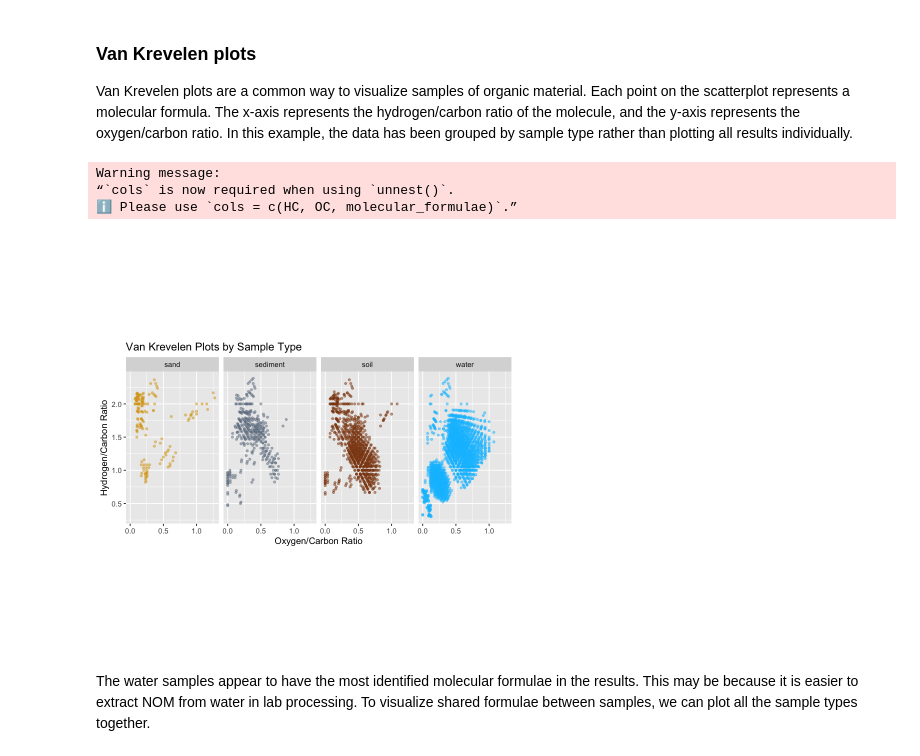
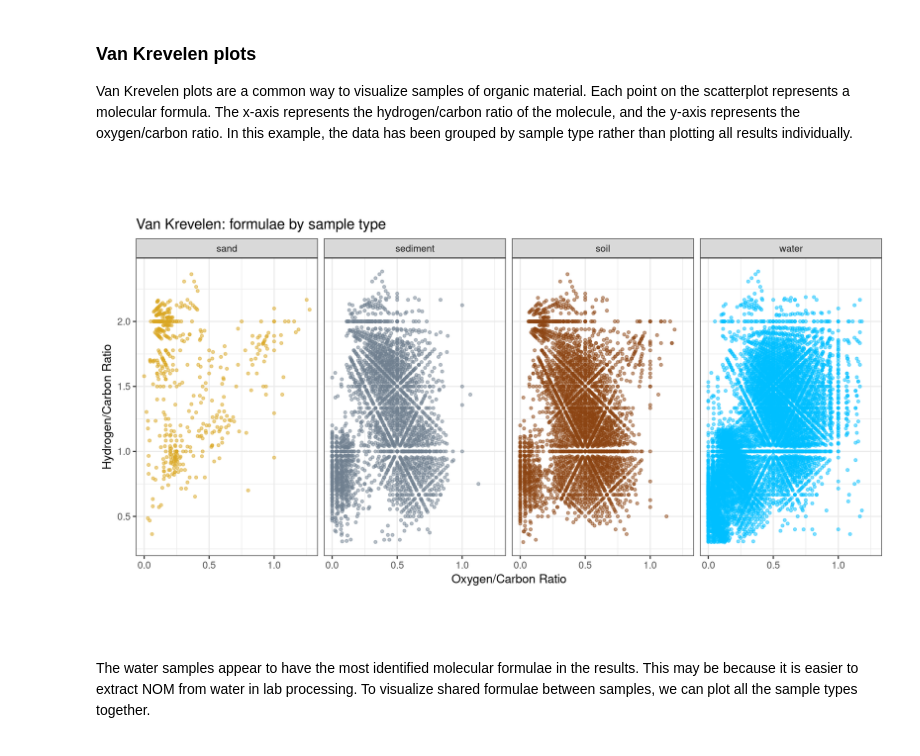
Before and after one commit to microbiomedata/nmdc_notebooks, a Jupyter notebook: NOM_visualizations/R/NOM_R_notebook.ipynb, the cells around one changed output. Cells and saved outputs as stored; diff of their text form; code cells hidden in the pictures.

```diff
--- a/NOM_visualizations/R/NOM_R_notebook.ipynb
+++ b/NOM_visualizations/R/NOM_R_notebook.ipynb
@@ -210,4 +234,10 @@ nom_biosample_df <- get_results_by_id(
     max_id = 20
 ) %>%
   # Remove duplicate rows (some biosamples produce more than one processed sample)
-  distinct()
+  distinct() %>%
+  # Flatten results for viewing
+  mutate(part_of = as.character(part_of)) %>%
+  unnest(starts_with("env"), names_sep = ".", keep_empty = TRUE) %>%
+  unnest(starts_with("env"), names_sep = ".", keep_empty = TRUE)
+
+head(nom_biosample_df, 3)
@@ -310,7 +387,7 @@ Note that this step is the most time-consuming; it may take up to 40 minutes.
 # %%
 processed_data_csvs <- data.frame(data_object_url = nom_objects_joined_labeled$dobj.url) %>%
   filter(!is.na(data_object_url)) %>%
-  mutate(csv_nested = lapply(data_object_url, read.csv))
+  mutate(csv_nested = lapply(data_object_url, read_csv, show_col_types = FALSE, name_repair = make.names))
 # %% [markdown]
 The results table contains a lot of information. In this notebook, we are going to use the confidence score, molecular formula assignment, hydrogen/carbon ratio, and oxygen/carbon ratio columns.
 # %%
@@ -358,14 +445,14 @@ Confidence Score: The NMDC NOM workflow is based off of the CoreMS package, whic
 # Extract relevant columns and calculate some statistics for the processed data
 processed_data_qc <- processed_data_csvs %>%
 
-  mutate(unassigned_count   = vapply(csv_nested, function(x) sum((x$Molecular.Formula == "")),
+  mutate(unassigned_count  = vapply(csv_nested, function(x) sum(is.na(x$Molecular.Formula)),
                                      FUN.VALUE = 1, USE.NAMES = FALSE),
 
-         assigned_count     = vapply(csv_nested, function(x) sum((x$Molecular.Formula != "")),
+         assigned_count    = vapply(csv_nested, function(x) sum(!is.na(x$Molecular.Formula)),
                                      FUN.VALUE = 1, USE.NAMES = FALSE),
 
-         assigned_perc      = assigned_count / (unassigned_count + assigned_count),
+         assigned_perc     = assigned_count / (unassigned_count + assigned_count),
 
-         confidence_scores  = lapply(csv_nested, function(x) x$Confidence.Score))
+         confidence_scores = lapply(csv_nested, function(x) x$Confidence.Score))
 # %%
 ggplot(processed_data_qc) +
@@ -400,7 +481,7 @@ processed_data_qc <- processed_data_qc %>%
   filter(assigned_perc > 0.3) %>%
 
   # Within data, filter out rows with low confidence score
-  mutate(csv_nested = lapply(csv_nested, function(x) filter(x, Confidence.Score > 0.75))) %>%
+  mutate(csv_nested = lapply(csv_nested, function(x) filter(x, Confidence.Score > 0.3))) %>%
 
   # Now that filtering is done, extract the rest of the data we want
   mutate(molecular_formulae = lapply(csv_nested, function(x) x$Molecular.Formula),
@@ -509,29 +599,30 @@ Van Krevelen plots are a common way to visualize samples of organic material. Ea
 # %%
 # Using the same subset of samples chosen for the heatmap
 van_krevelen_data <- samples_for_heatmap %>%
   select(bsm.sample_type_manual, HC, OC, molecular_formulae) %>%
-  unnest() %>%
+  unnest(cols = c(HC, OC, molecular_formulae)) %>%
   # Filter down to formulae that appear at least 5 times (see above)
   filter(molecular_formulae %in% filtered_formulae) %>%
   distinct()
 
-ggplot(van_krevelen_data, aes(x = OC, y = HC, color = bsm.sample_type_manual)) +
+van_krevelen_separate_plot <- ggplot(van_krevelen_data, aes(x = OC, y = HC, color = bsm.sample_type_manual)) +
   geom_point(alpha = 0.5, size = 1) +
   facet_wrap(~bsm.sample_type_manual, nrow = 1) +
+  theme_bw() +
   theme(legend.position = "none") +
   coord_fixed() +
   scale_color_manual("legend", values = c("soil" = "saddlebrown",
                                           "sediment" = "slategray",
                                           "water" = "deepskyblue",
                                           "sand" = "goldenrod")) +
-  ggtitle("Van Krevelen Plots by Sample Type") +
+  ggtitle("Van Krevelen: formulae by sample type") +
   xlab("Oxygen/Carbon Ratio") +
   ylab("Hydrogen/Carbon Ratio")
+
+options(repr.plot.width = 10, repr.plot.height = 6, repr.plot.res = 250)
+van_krevelen_separate_plot
 # %% [output]
-Warning message:
-“`cols` is now required when using `unnest()`.
-ℹ Please use `cols = c(HC, OC, molecular_formulae)`.”
-[figure, old version]
+[figure, new version]
 # %% [markdown]
 The water samples appear to have the most identified molecular formulae in the results. This may be because it is easier to extract NOM from water in lab processing. To visualize shared formulae between samples, we can plot all the sample types together.
 # %%
```
Also changed, not shown: parts of 27 cells of this notebook, 1 other file.
